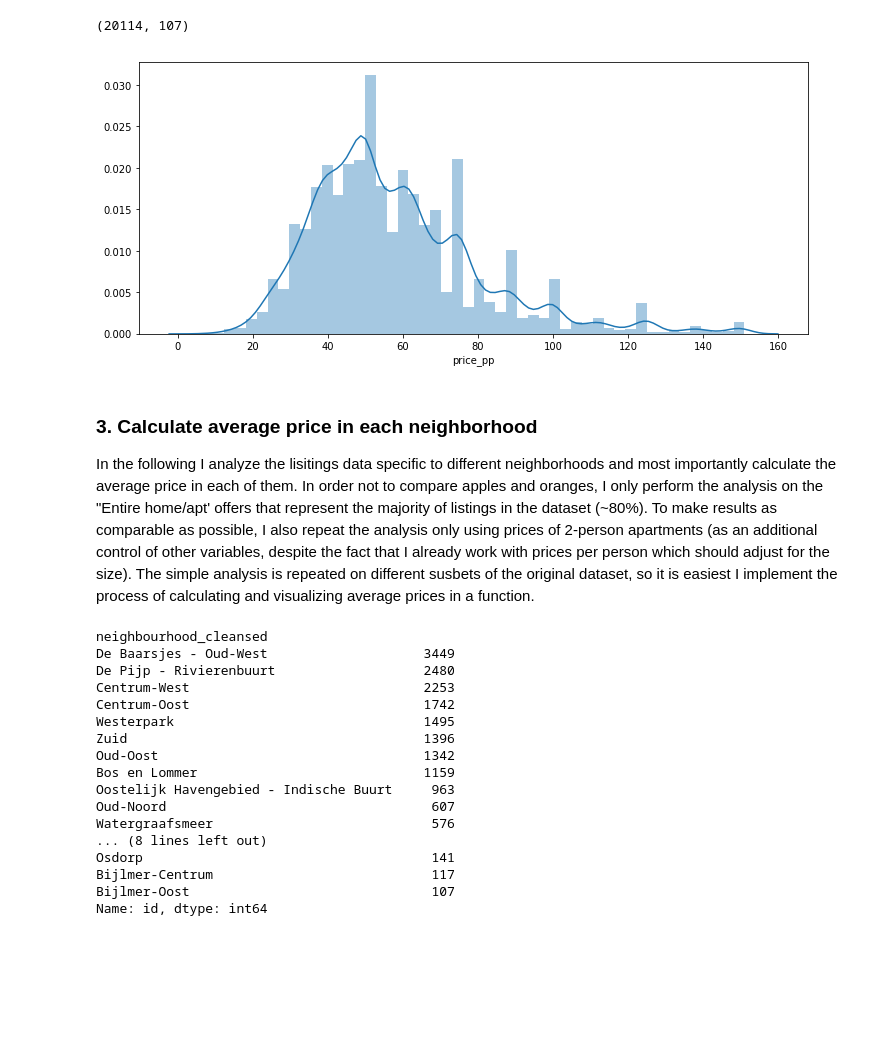
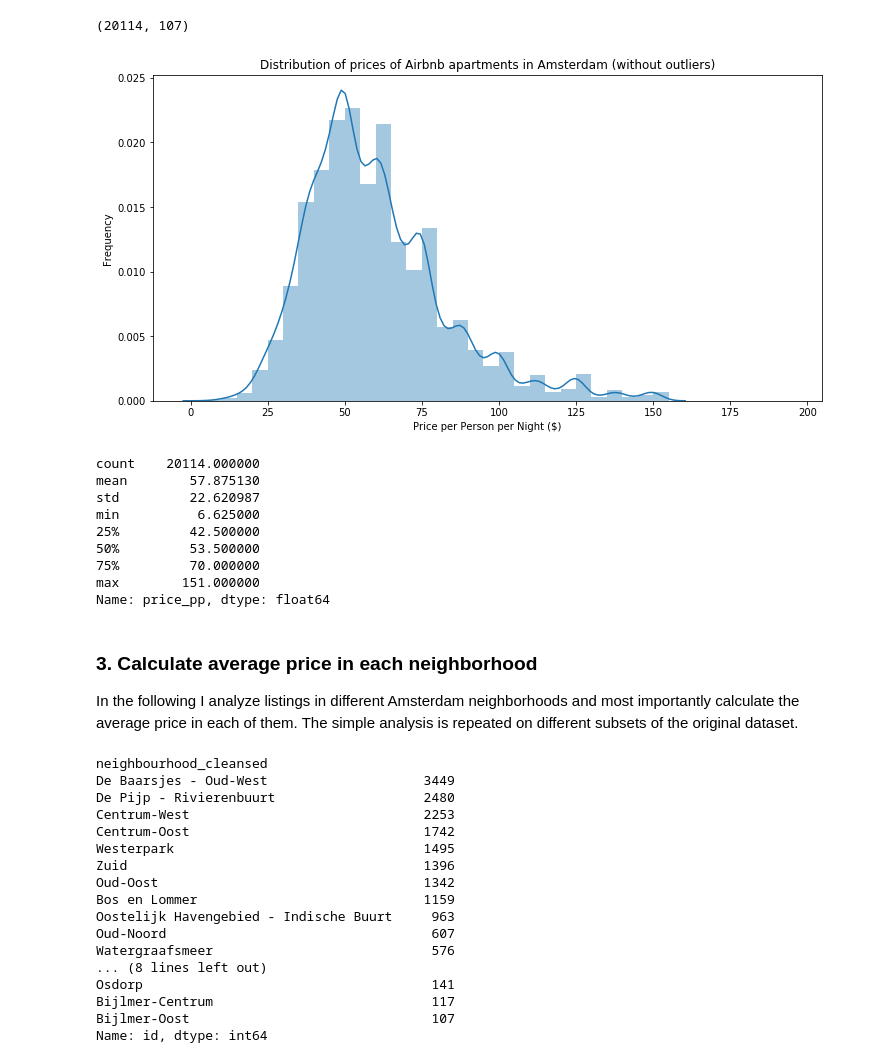
Before and after one commit to lukazaplotnik/Airbnb-Data-Analysis, a Jupyter notebook: Airbnb Prices in Amsterdam.ipynb, the cells around one changed output. Cells and saved outputs as stored; diff of their text form; code cells hidden in the pictures; blank space fills up the shorter version.

```diff
--- a/Airbnb Prices in Amsterdam.ipynb
+++ b/Airbnb Prices in Amsterdam.ipynb
@@ -177,16 +206,34 @@ listings = listings[(listings['price_pp']>lower_bound) & (listings['price_pp']<u
 listings.shape
 # %% [output]
 (20114, 107)
-# %%
-#Distribution of prices after removing outliers
-plt.rcParams['figure.figsize'] = [12, 5]
-sns.distplot(listings['price_pp']);
-# %% [output]
-[figure, removed]
-# %% [markdown]
-### 3. Calculate average price in each neighborhood
-
-In the following I analyze the lisitings data specific to different neighborhoods and most importantly calculate the average price in each of them. In order not to compare apples and oranges, I only perform the analysis on the "Entire home/apt' offers that represent the majority of listings in the dataset (~80%). To make results as comparable as possible, I also repeat the analysis only using prices of 2-person apartments (as an additional control of other variables, despite the fact that I already work with prices per person which should adjust for the size). The simple analysis is repeated on different susbets of the original dataset, so it is easiest I implement the process of calculating and visualizing average prices in a function.
+# %%
+#Distribution of prices after removing outliers
+plt.rcParams['figure.figsize'] = [12, 6]
+#plt.rc('axes', labelsize = 14)
+#plt.rc('font', size=14)
+sns.distplot(listings['price_pp'][listings["room_type"]=='Entire home/apt'],bins = np.arange(0,200,5));
+plt.xlabel('Price per Person per Night ($)');
+plt.ylabel('Frequency');
+plt.title('Distribution of prices of Airbnb apartments in Amsterdam (without outliers)');
+#plt.savefig('Price Distribution')
+# %% [output]
+[figure, added]
+# %%
+listings['price_pp'].describe()
+# %% [output]
+count    20114.000000
+mean        57.875130
+std         22.620987
+min          6.625000
+25%         42.500000
+50%         53.500000
+75%         70.000000
+max        151.000000
+Name: price_pp, dtype: float64
+# %% [markdown]
+### 3. Calculate average price in each neighborhood
+
+In the following I analyze listings in different Amsterdam neighborhoods and most importantly calculate the average price in each of them. The simple analysis is repeated on different subsets of the original dataset.
 # %%
 #The number of listings in each neighbourhood
 listings.groupby('neighbourhood_cleansed').count()['id'].sort_values(ascending = False)
```
Also changed, not shown: parts of 47 cells of this notebook, 2 other files.
